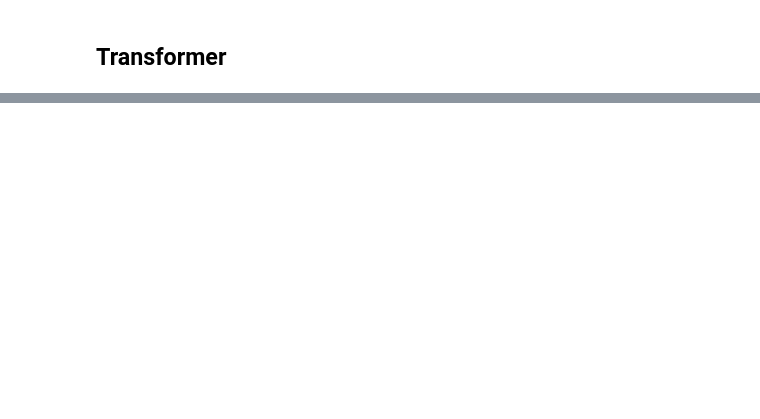
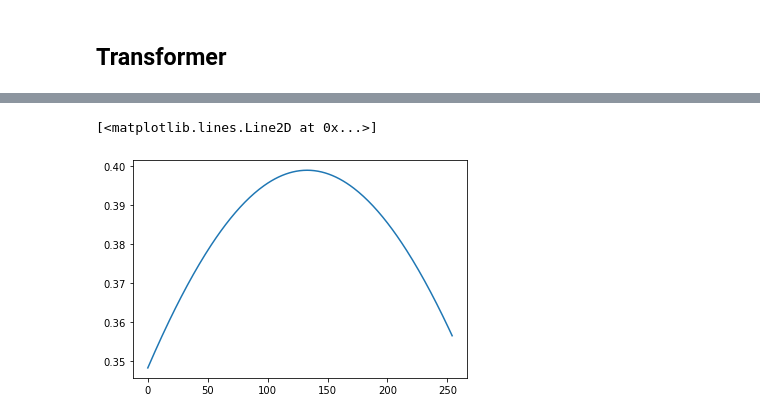
Before and after one commit to NikolayGromov/extreme-events, a Jupyter notebook: Bin data experiments/LSTM bin data.ipynb, the cells around one changed output, grey strips where cells are left out. Cells and saved outputs as stored; diff of their text form; code cells hidden in the pictures; blank space fills up the shorter version.

```diff
--- a/Bin data experiments/LSTM bin data.ipynb
+++ b/Bin data experiments/LSTM bin data.ipynb
@@ -445,0 +478,8 @@ for epoch in range(200):
+# %%
+x = np.arange (0, 1, 1 / 255)
+
+#plot normal distribution with mean 0 and standard deviation 1
+plt.plot (np.arange (0, 255, 1), norm.pdf(np.arange (0, 1, 1 / 255), 133 / 255, 1))
+# %% [output]
+[<matplotlib.lines.Line2D at 0x...>]
+[figure, added]
```
Also changed, not shown: parts of 23 cells of this notebook, 2 other files.
